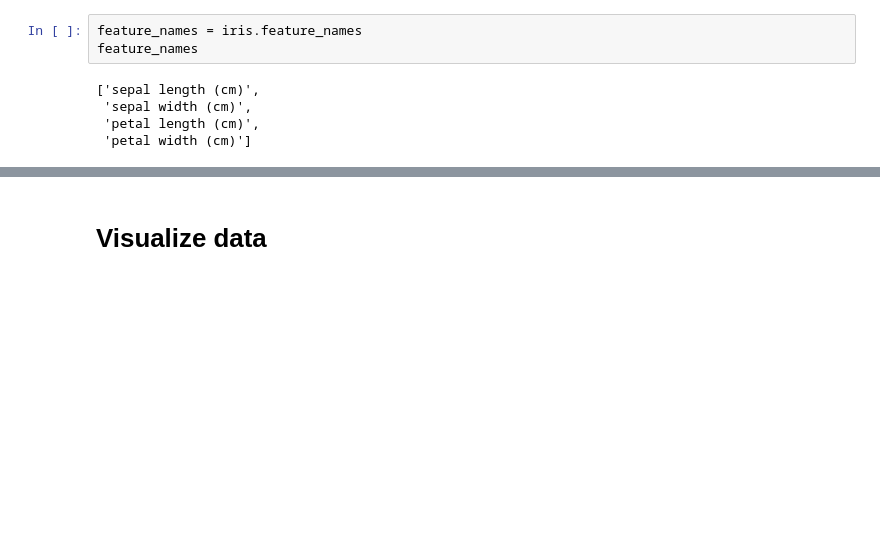
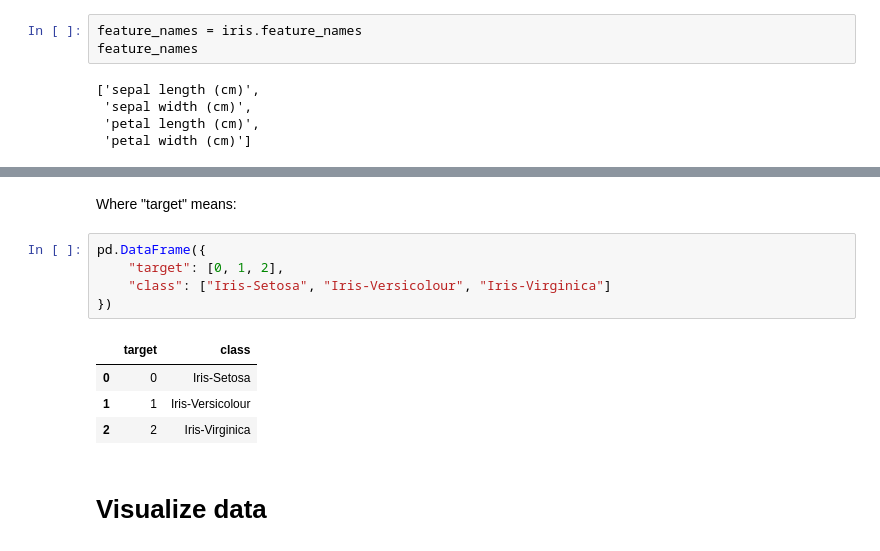
Before and after one commit to gosia-b/iris-classification, a Jupyter notebook: iris.ipynb, the cells around one changed output, grey strips where cells are left out. Drawn from its saved outputs; the diff is of its cells as text; blank space fills up the shorter version.

```diff
--- a/iris.ipynb
+++ b/iris.ipynb
@@ -63,3 +94,15 @@ feature_names
+# %% [markdown]
+Where "target" means:
+# %%
+pd.DataFrame({
+    "target": [0, 1, 2],
+    "class": ["Iris-Setosa", "Iris-Versicolour", "Iris-Virginica"]
+})
+# %% [output]
+|  | target | class |
+| 0 | 0 | Iris-Setosa |
+| 1 | 1 | Iris-Versicolour |
+| 2 | 2 | Iris-Virginica |
 # %% [markdown]
 # Visualize data
 # %%
```
Also changed, not shown: parts of 4 cells of this notebook.
